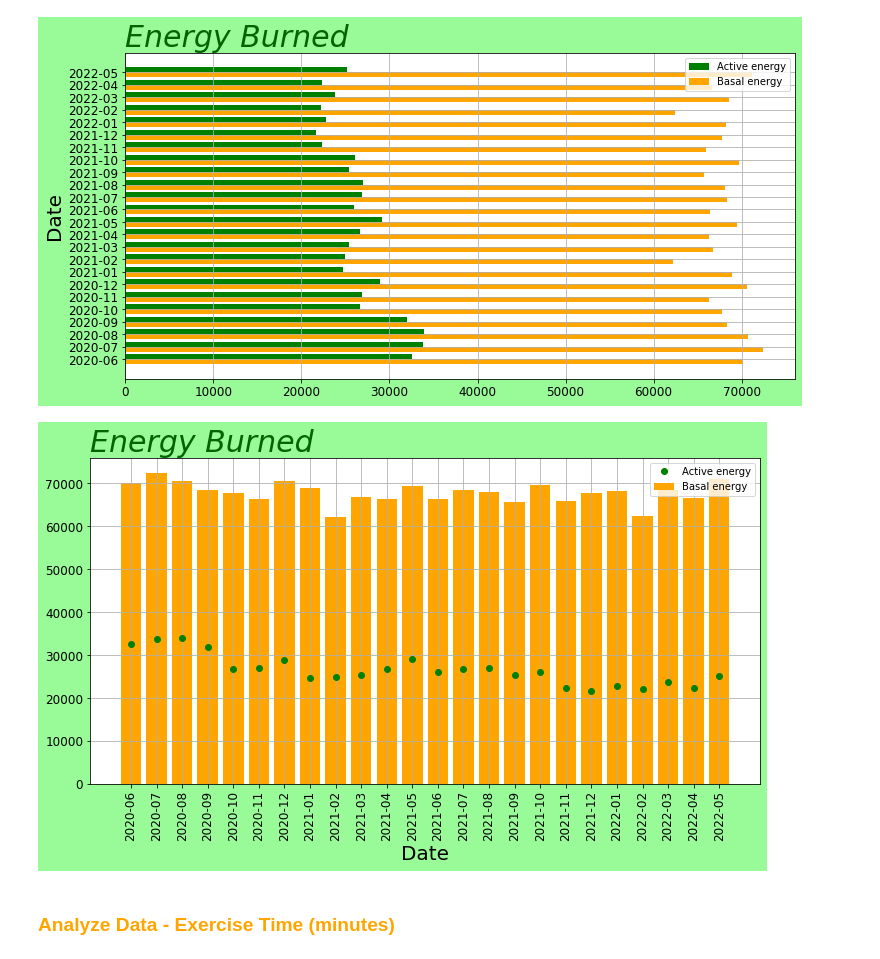
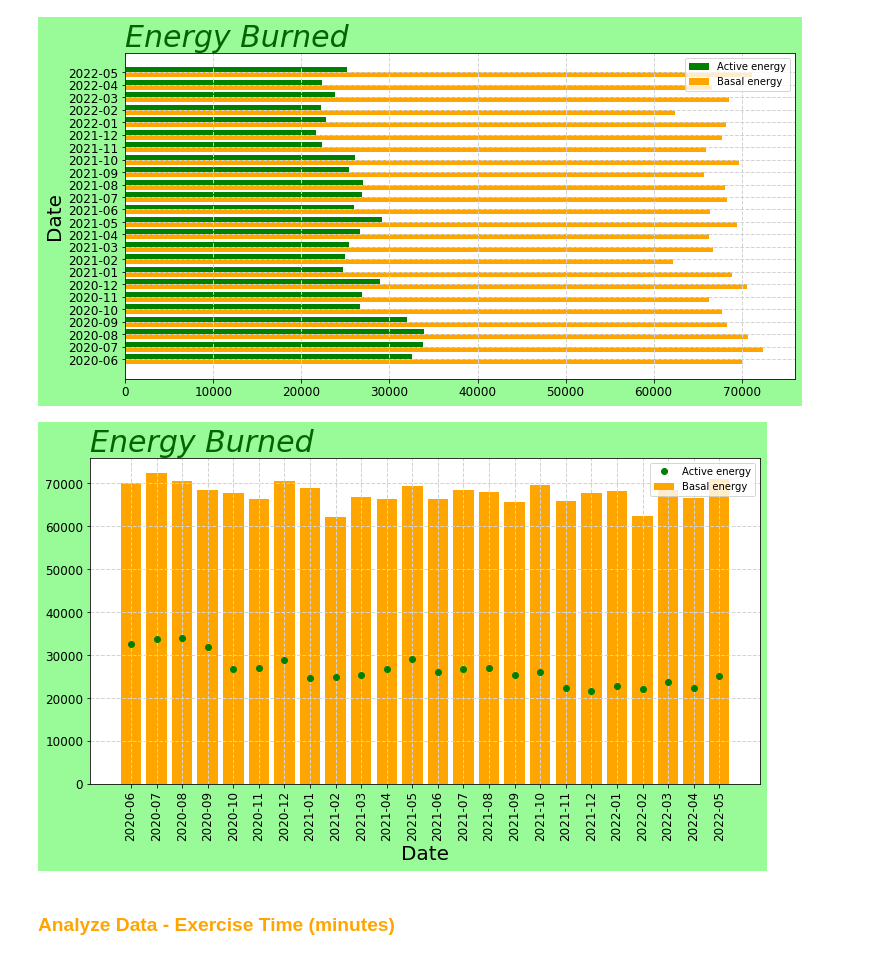
Before and after one commit to KimBug29/AppleDataKW, a Jupyter notebook: HealthData.ipynb, the cells around one changed output. Saved outputs shown, nothing was run; the diff lists cells and outputs as text; code cells hidden in the pictures.

```diff
--- a/HealthData.ipynb
+++ b/HealthData.ipynb
@@ -195,18 +195,18 @@ plt.show()
 # %%
 #Plot the 2-year period (in months) of Active Energy Burned (calories) and Basal Energy Burned (calories) in a combination plot with custom chart formatting.
 plt.figure(figsize = (12, 6), facecolor = "palegreen")
 plt.plot_date(health_data_2year_dataframe['Date'], health_data_2year_dataframe['Active energy burned(Cal)'], color = "green",
     linewidth = 10)
 plt.bar(health_data_2year_dataframe['Date'], health_data_2year_dataframe['Basal energy burned(Cal)'], color = "orange")
 plt.legend (["Active energy","Basal energy"])
 plt.xlabel ("Date", fontsize = 20)
 plt.xticks(rotation="vertical")
 plt.tick_params(axis = "both", labelsize = "large")
-plt.grid()
+plt.grid(color = "lightgrey", linestyle = "--", linewidth = 1)
 plt.title("Energy Burned", fontsize=30, loc = "left", fontstyle = "oblique", color = "darkgreen")
 plt.show()
 # %% [output]
-[figure, old version]
+[figure, new version]
 # %% [markdown]
 <h3 style="font-size:3rm;color:orange;">Analyze Data - Exercise Time (minutes)</h3>
 # %%
```
Also changed, not shown: parts of 6 cells of this notebook.
